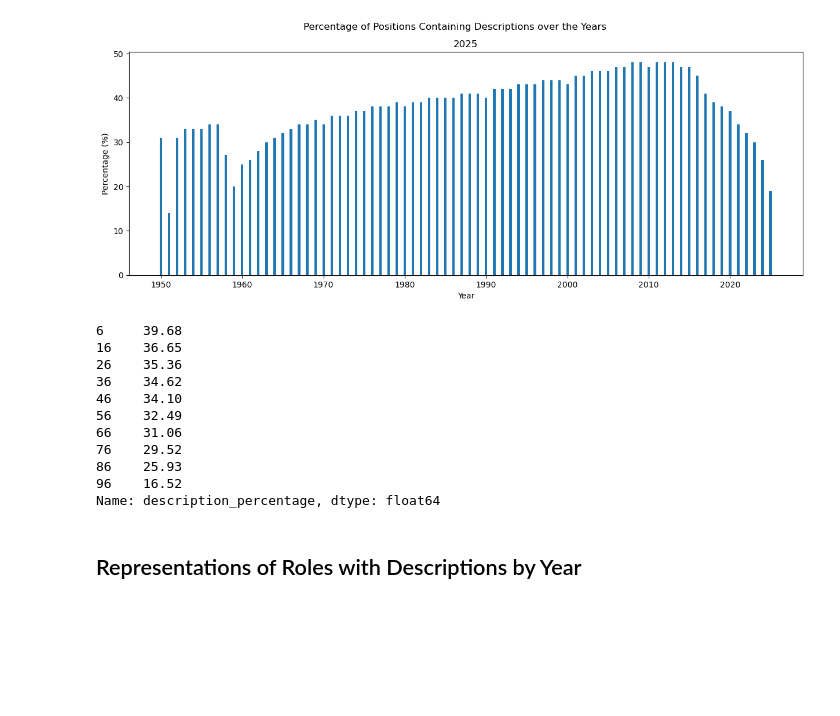
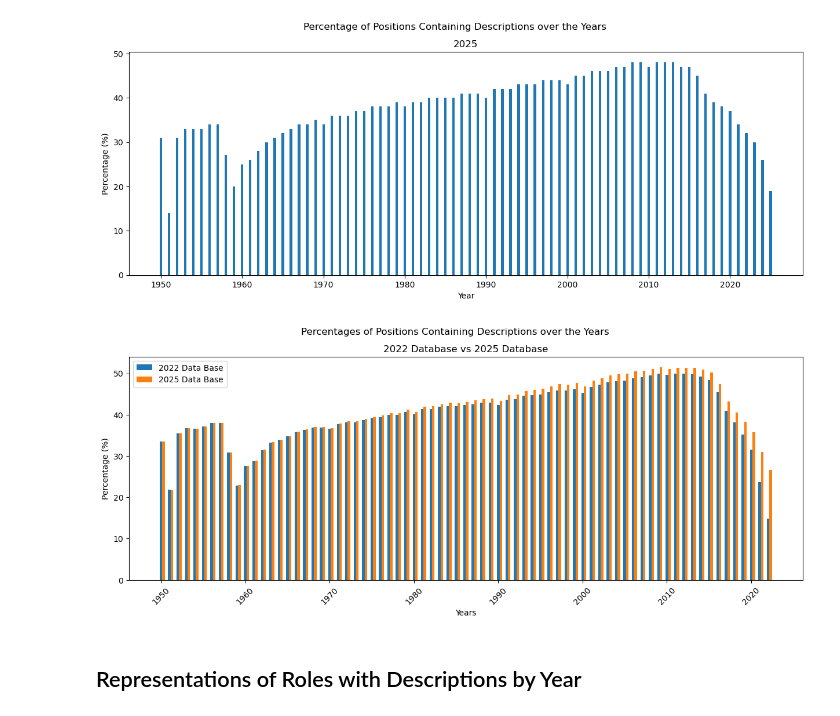
Before and after one commit to juliahansen3/Berkeley-Haas-Research, a Jupyter notebook: Python Plots/Data Visualization.ipynb, the cells around one changed output. Cells and saved outputs as stored; diff of their text form; code cells hidden in the pictures; blank space fills up the shorter version.

```diff
--- a/Python Plots/Data Visualization.ipynb
+++ b/Python Plots/Data Visualization.ipynb
@@ -85,3 +85,8 @@ description_22perc_df
 | 71 | 2021 | 25 |
 | 72 | 2022 | 16 |
 73 rows × 2 columns
+# %%
+# load in data containing same positions between 2022 and 2025 db
+d_per_22_25 = pd.read_csv("2022_2025_matched_positions_of_years_and_descriptions.csv")
+d_per_22_25_df = pd.DataFrame(d_per_22_25)
+d_per_22_25_df
@@ -211,20 +270,42 @@ plt.title('2025')
 # %% [output]
 Text(0.5, 1.0, '2025')
 [figure]
+# %%
+ticks = [0, 10, 20, 30, 40, 50, 60, 70]
+tick_labels = [d_per_22_25.years.iloc[10*i] for i in range(8)]
 # %%
-role_description_perc_df.loc[role_description_perc_df['clusters'] == role].description_percentage
+N = len(d_per_22_25_df)
+# Specify the values of blue bars (height)
+blue_bar = d_per_22_25_df.description_percentage_22
+# Specify the values of orange bars (height)
+orange_bar = d_per_22_25_df.description_percentage_25
+
+# Position of bars on x-axis
+ind = np.arange(N)
+
+# Figure size
+plt.figure(figsize=(15,5))
+
+# Width of a bar
+width = 0.3
+
+# Plotting
+plt.bar(ind, blue_bar , width, label='2022 Data Base')
+plt.bar(ind + width, orange_bar, width, label='2025 Data Base')
+
+plt.xlabel('Years')
+plt.ylabel('Percentage (%)')
+plt.title('2022 Database vs 2025 Database')
+plt.suptitle('Percentages of Positions Containing Descriptions over the Years')
+
+# xticks()
+plt.xticks(ticks = ticks, labels = tick_labels, rotation = 45, ha = "center")
+
+# Finding the best position for legends and putting it
+plt.legend(loc='best')
+plt.show()
 # %% [output]
-6     39.68
-16    36.65
-26    35.36
-36    34.62
-46    34.10
-56    32.49
-66    31.06
-76    29.52
-86    25.93
-96    16.52
-Name: description_percentage, dtype: float64
+[figure, added]
 # %% [markdown]
 ## Representations of Roles with Descriptions by Year
 # %%
```
Also changed, not shown: parts of 10 cells of this notebook.
